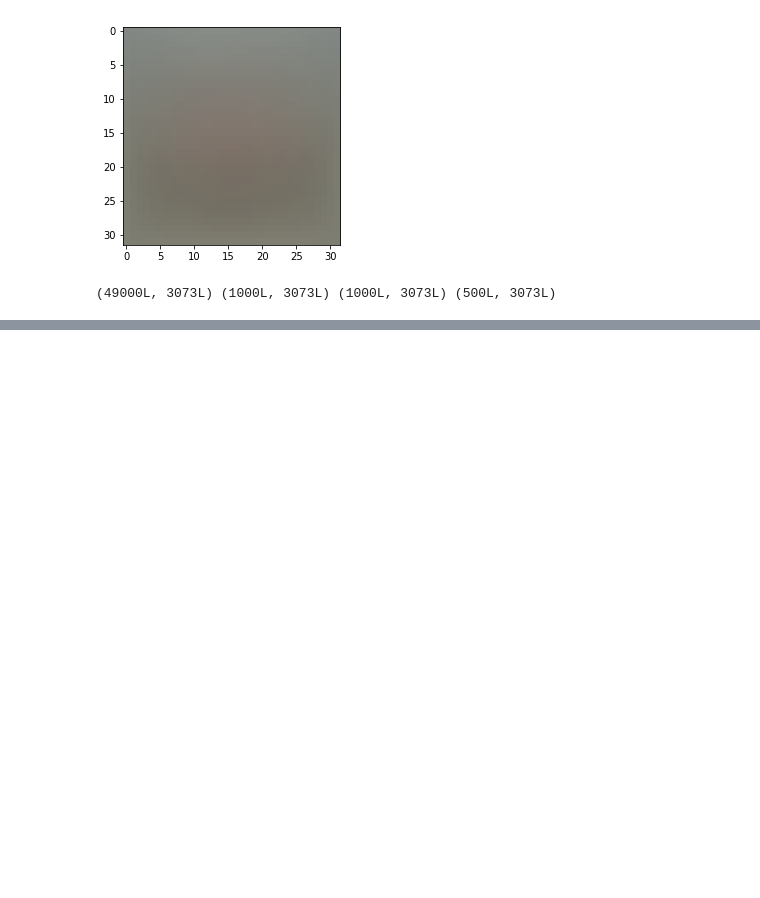
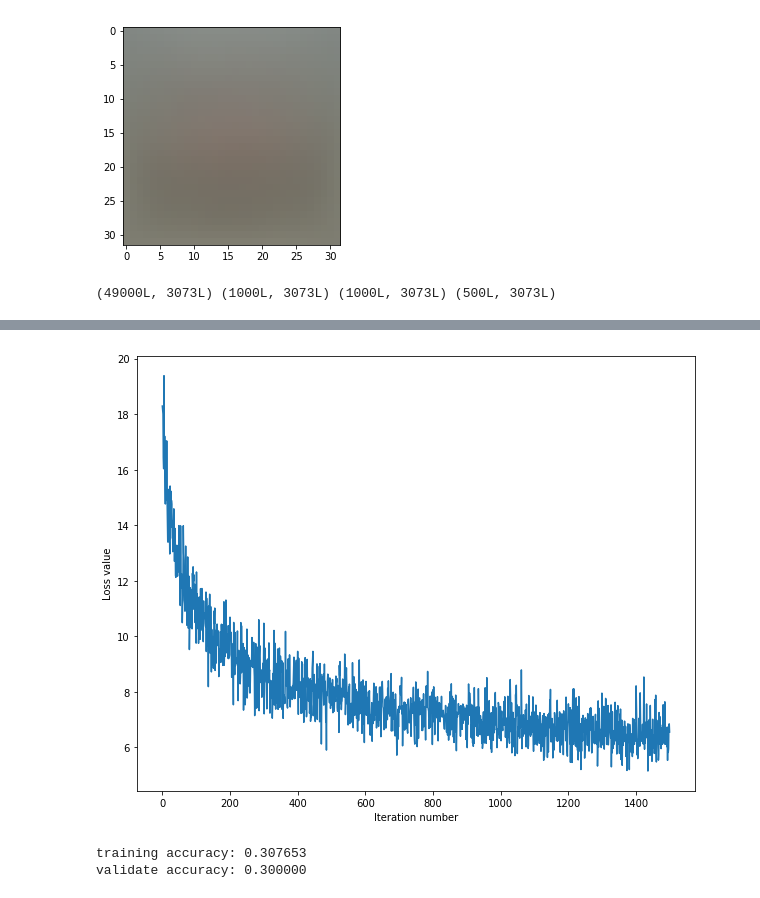
Before and after one commit to lianxiaolei/cs231learning, a Jupyter notebook: assignment1/svm.ipynb, the cells around one changed output, grey strips where cells are left out. Saved outputs shown, nothing was run; the diff lists cells and outputs as text; code cells hidden in the pictures; blank space fills up the shorter version.

```diff
--- a/assignment1/svm.ipynb
+++ b/assignment1/svm.ipynb
@@ -146,0 +202,9 @@ from cs231n.gradient_check import grad_check_sparse
+# %%
+from cs231n.classifiers import LinearSVM
+
+svm = LinearSVM()
+
+tic = time.time()
+loss_hist = svm.train(X_train, y_train, learning_rate=1e-7, reg=5e-4, num_iters=1500, verbose=True)
+toc = time.time()
+print 'That took %fs' % (toc - tic)
@@ -146,0 +228,16 @@ from cs231n.gradient_check import grad_check_sparse
+# %%
+plt.plot(loss_hist)
+plt.xlabel('Iteration number')
+plt.ylabel('Loss value')
+plt.show()
+# %% [output]
+[figure, added]
+# %%
+y_train_pred = svm.predict(X_train)
+print 'training accuracy: %f' % (np.mean(y_train == y_train_pred))
+
+y_val_pred = svm.predict(X_val)
+print 'validate accuracy: %f' % (np.mean(y_val == y_val_pred))
+# %% [output]
+training accuracy: 0.307653
+validate accuracy: 0.300000
```
Also changed, not shown: parts of 11 cells of this notebook, 5 other files.
